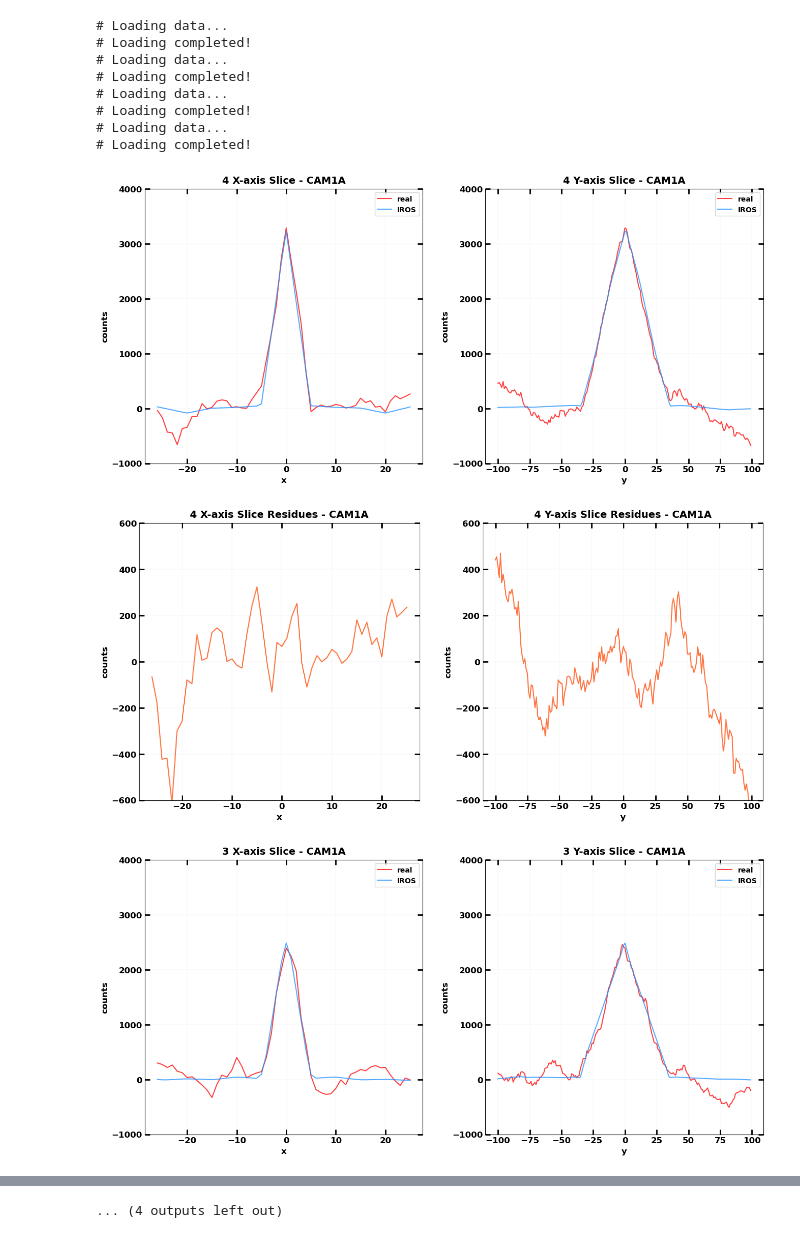
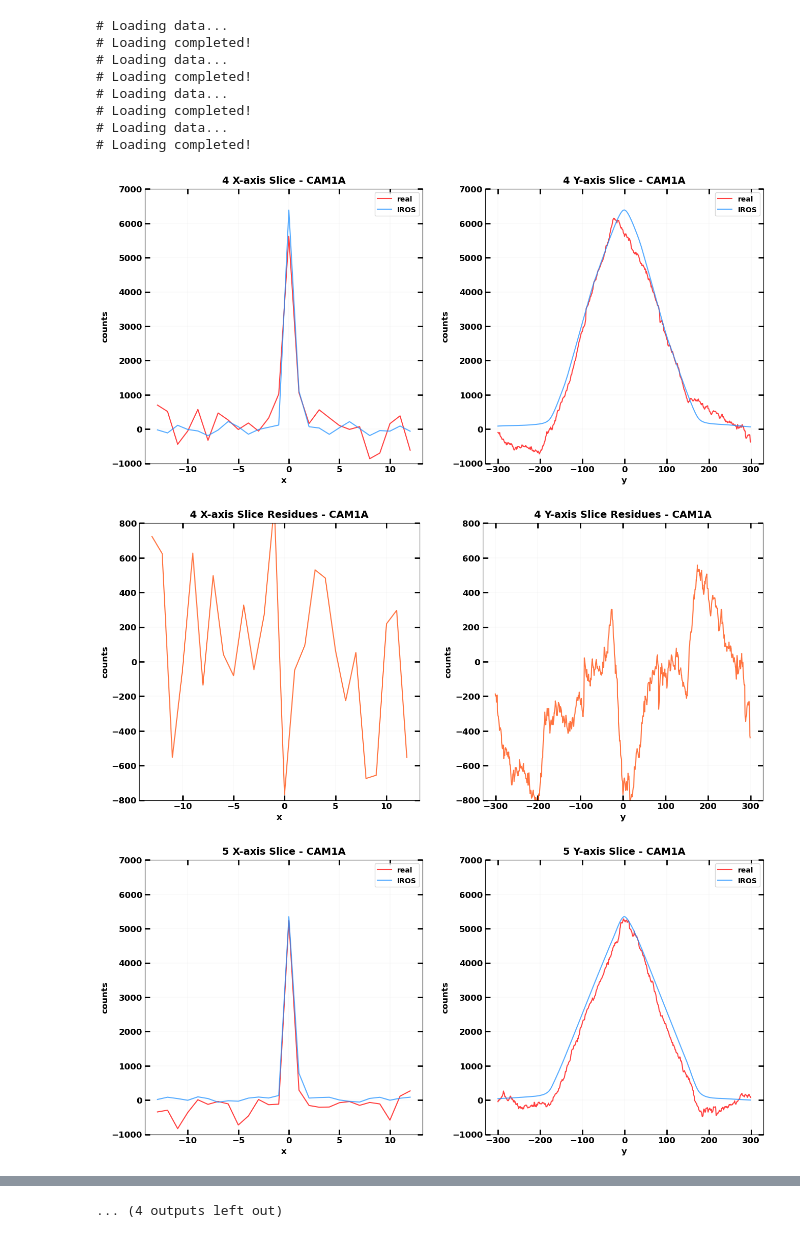
Before and after one commit to EdoardoGiancarli/LearningCodedMasks, a Jupyter notebook: Img_Reconstruction_RealMasks/testing_source_model.ipynb, the cells around one changed output, grey strips where cells are left out. Saved outputs shown, nothing was run; the diff lists cells and outputs as text; code cells hidden in the pictures.

Commit message:
Tests n desperation

```diff
--- a/Img_Reconstruction_RealMasks/testing_source_model.ipynb
+++ b/Img_Reconstruction_RealMasks/testing_source_model.ipynb
@@ -213,12 +213,12 @@ mask_FITS = "wfm_mask.fits"
 
 
 skyfield = "IROSDummy"
-data_FITS = "obliquedistr_infdet_2-50keV_500s"
+data_FITS = "obliquedistr_infdet_2-50keV_1ks"
 
 
-N_TEST = "test_model_upx5y1_detected"
+N_TEST = "test_model_upx1y5"
 
-UPX, UPY = 5, 1
+UPX, UPY = 1, 5
 
 mask_path, simul_data, save_path = _handle_dirpaths(
     mask=mask_FITS,
@@ -229,7 +229,7 @@ mask_path, simul_data, save_path = _handle_dirpaths(
 
 cam_a = "cam1a"
 cam_b = "cam1b"
-dataset = "detected"
+dataset = "reconstructed"
 
 filepaths = bm.simulation_files(simul_data)
 energy_range = (2, 30)
@@ -329,35 +329,35 @@ for source, y, x in zip(
         sky=[simul_sky_camA, sky_camA],
         label=[("real", "IROS")] * 2,
         pos=(y, x),
         crp=crp,
         source=source,
         cameraID=cam_a,
-        offsety_first=[(-1000, 4000)] * 2,
-        offsety_second=[(-600, 600)] * 2,
+        offsety_first=[(-1000, 7000)] * 2,
+        offsety_second=[(-800, 800)] * 2,
         #save_to_first=save_path + "../models.png",
         #save_to_second=save_path + "../res.png",
     )
 
 
 ## CAM1B
 #_to = 1
 #
 #for source, y, x in zip(
 #    database[cam_b]["catalog_name"]["data"][:_to],
 #    database[cam_b]["y"]["data"][:_to],
 #    database[cam_b]["x"]["data"][:_to],
 #):
 #    enhance_slices(
 #        sky=[simul_sky_camB, sky_camB],
 #        label=[("real", "IROS")] * 2,
 #        pos=(y, x),
 #        crp=crp,
 #        source=source,
 #        cameraID=cam_b,
 #        offsety_first=[(-5000, 95000)] * 2,
 #        offsety_second=[(-2500, 2000)] * 2,
 #    )
 # %% [output]
-[figure, old version]
+[figure, new version]
-[figure, old version]
+[figure, new version]
-[figure, old version]
+[figure, new version]
```
Also changed, not shown: parts of 3 cells of this notebook, 4 other files.
